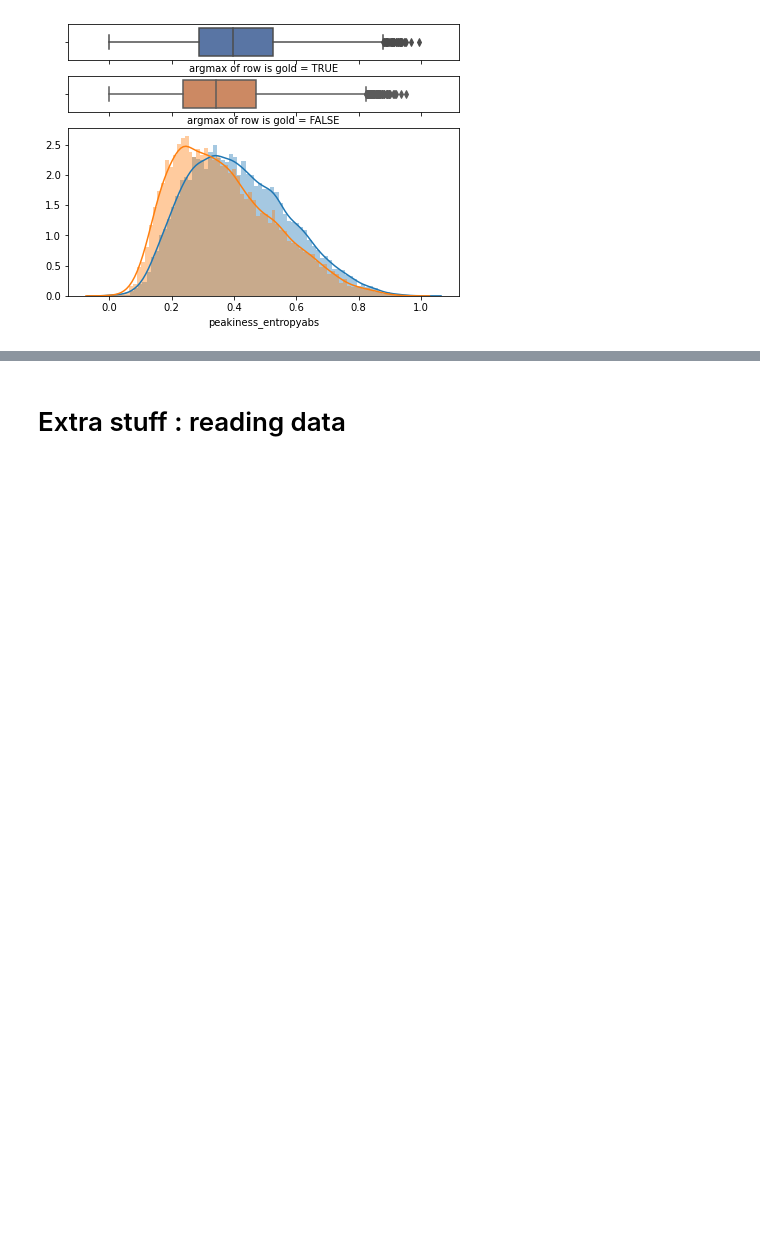
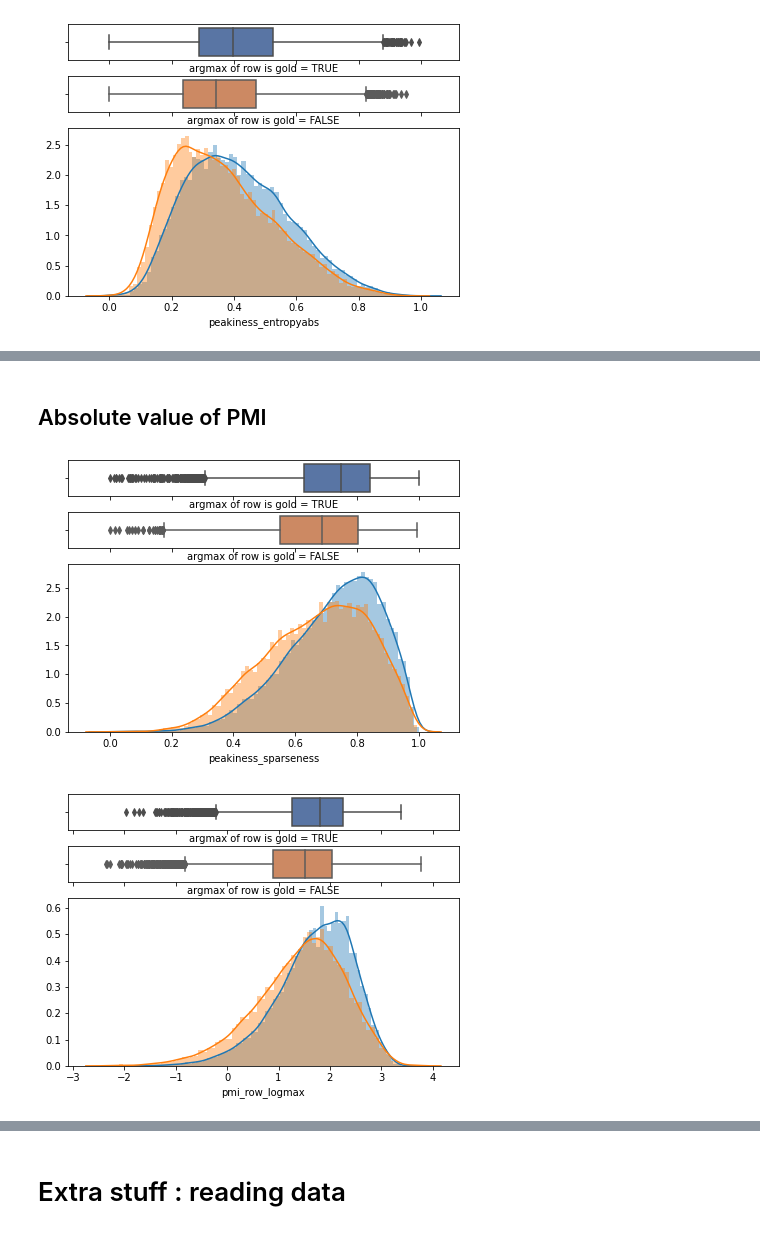
Before and after one commit to postylem/pmi-dependencies, a Jupyter notebook: peakiness.ipynb, the cells around one changed output, grey strips where cells are left out. Cells and saved outputs as stored; diff of their text form; code cells hidden in the pictures; blank space fills up the shorter version.

```diff
--- a/peakiness.ipynb
+++ b/peakiness.ipynb
@@ -536,0 +596,2 @@ len(df[df["max_is_gold"]==True])/len(df)
+# %% [markdown]
+## Absolute value of PMI
@@ -536,0 +603,6 @@ len(df[df["max_is_gold"]==True])/len(df)
+# %%
+plot_peakiness_accuracy("peakiness_sparseness")
+plot_peakiness_accuracy("pmi_row_logmax")
+# %% [output]
+[figure, added]
+[figure, added]
```
Also changed, not shown: parts of 19 cells of this notebook, 1 other file.
